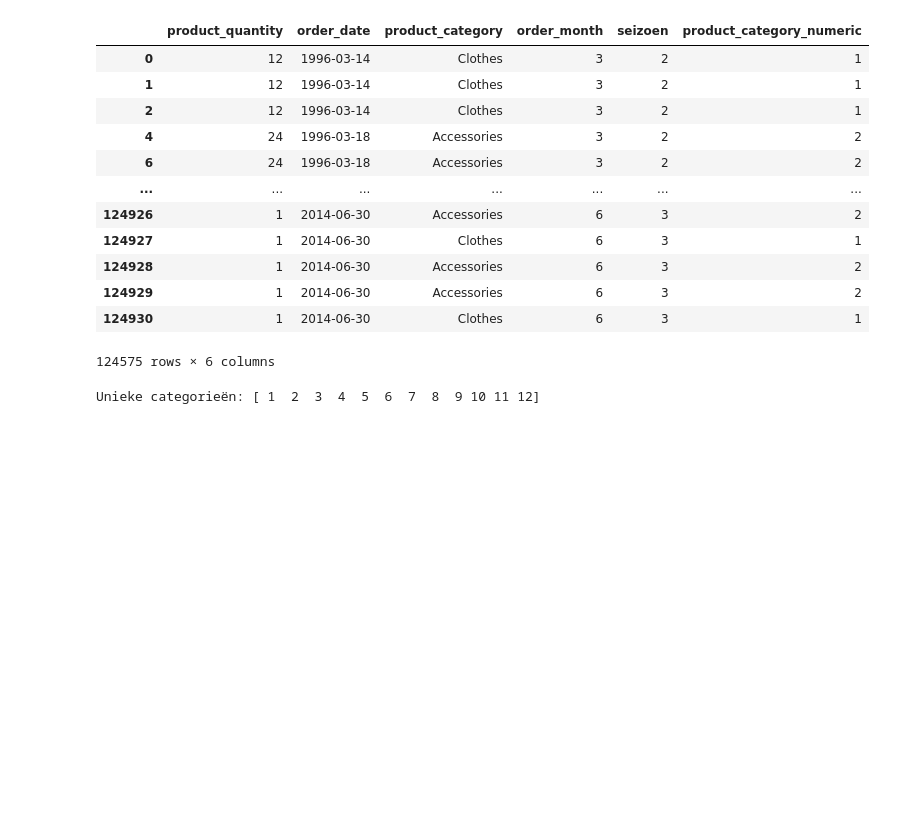
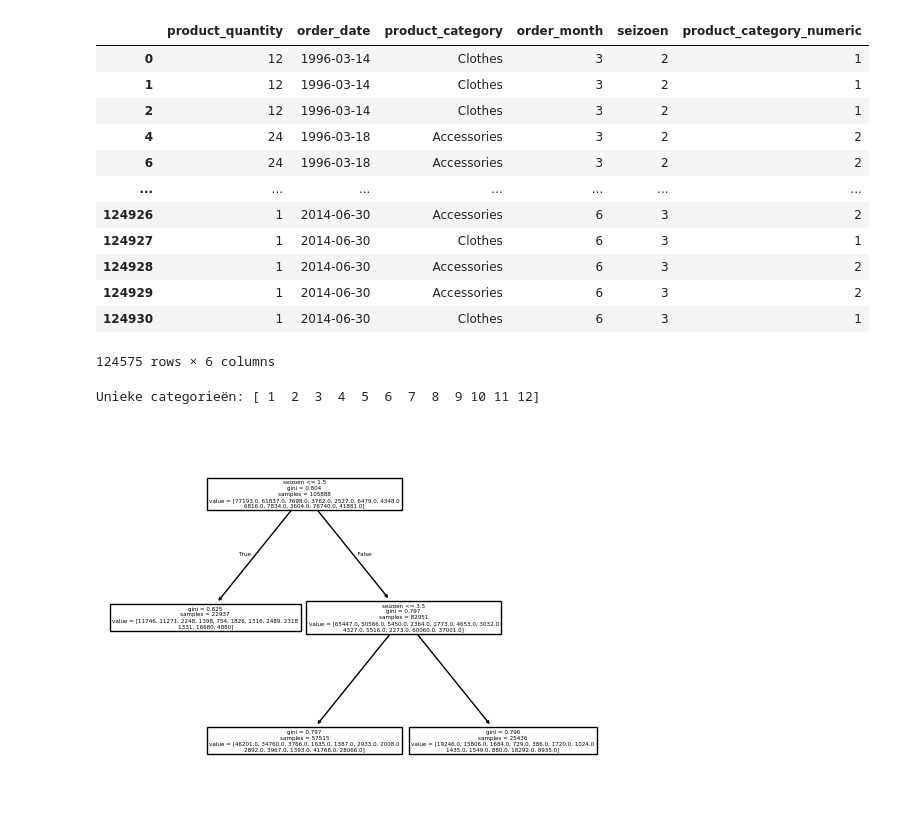
Before and after one commit to JordiPan/United-Outdoors, a Jupyter notebook: python/ML/classificatie.ipynb, the cells around one changed output. Drawn from its saved outputs; the diff is of its cells as text; code cells hidden in the pictures; blank space fills up the shorter version.

```diff
--- a/python/ML/classificatie.ipynb
+++ b/python/ML/classificatie.ipynb
@@ -9,5 +13,5 @@ from sklearn.metrics import classification_report
 # %%
-servername = 'SIU1\\SQLEXPRESS'
+servername = 'LAPTOP-RPEMJO16\\SQLEXPRESS'
 # %%
 conn = pyodbc.connect('DRIVER={SQL SERVER};SERVER='+servername+';DATABASE=UnitedOutdoors; Trusted_Connection=yes')
 # %%
@@ -140,3 +144,21 @@ unique_categories1 = df['product_category_numeric'].unique()
 print("Unieke categorieën:", unique_categories1)
 # %% [output]
 Unieke categorieën: [ 1  2  3  4  5  6  7  8  9 10 11 12]
+# %%
+xx = df[['seizoen']]
+yy = df[['product_category_numeric']]
+weights = df['product_quantity']
+x_train, x_test, y_train, y_test, weights_train, weights_test = train_test_split(
+    xx,
+    yy,
+    weights,
+    test_size = 0.15,
+    random_state = 404
+)
+# %%
+dtree = DecisionTreeClassifier(max_depth= 2)
+dtree = dtree.fit(x_train, y_train, sample_weight= weights_train)
+tree.plot_tree(dtree, feature_names = xx.columns)
+plt.show()
+# %% [output]
+[figure, added]
```
Also changed, not shown: parts of 2 cells of this notebook.
